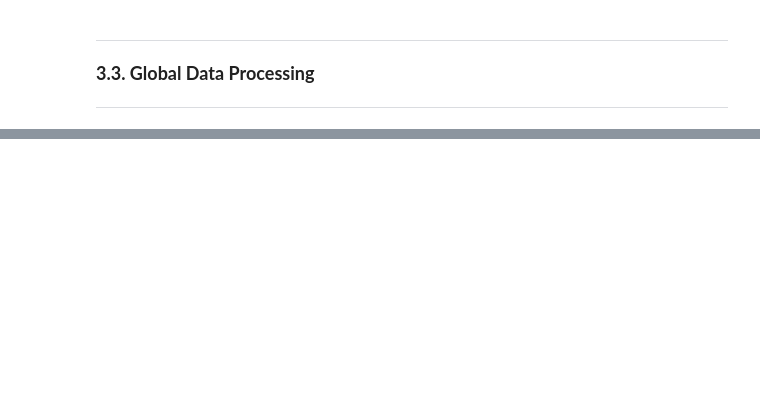
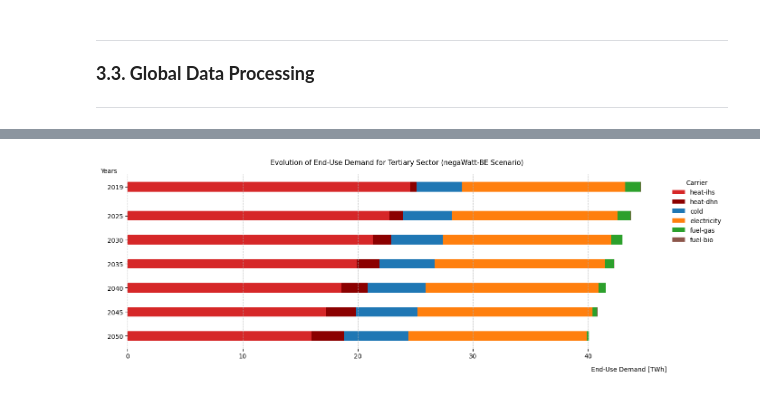
Before and after one commit to laterrea/negaWatt-BE, a Jupyter notebook: nW_BE_demand_model_buildings.ipynb, the cells around one changed output, grey strips where cells are left out. Drawn from its saved outputs; the diff is of its cells as text; code cells hidden in the pictures; blank space fills up the shorter version.

```diff
--- a/nW_BE_demand_model_buildings.ipynb
+++ b/nW_BE_demand_model_buildings.ipynb
@@ -1020,3 +1024,10 @@ tes_TS_tot
+# %%
+ref_TS_tes_dhn = (46.381+5.984)/(1862.949+299.836) # [%] 2019 reference share of district heating network in Belgium from JRC-IDEES
+trg_TS_tes_dhn = 0.15                              # [%] 2050 target    share of district heating network in Belgium from nW-BE
+share_heat_dhn = linear_growth(2019,  ref_TS_tes_dhn,
+                               2050,  trg_TS_tes_dhn,years) # [%]
+share_heat_ihs = linear_growth(2019,1-ref_TS_tes_dhn,
+                               2050,1-trg_TS_tes_dhn,years) # [%]
 # %% [markdown]
 
 ---
@@ -1155,0 +1203,85 @@ dtype: float64
+# %%
+# End-Use Demand: thermal and electical
+tes_TS_tot['heat_ihs']   = [(x+y)*z for x,y,z in zip(tes_TS_tot['space heating'], tes_TS_tot['sanitary hot water'], share_heat_ihs)]
+tes_TS_tot['heat_dhn']   = [(x+y)*z for x,y,z in zip(tes_TS_tot['space heating'], tes_TS_tot['sanitary hot water'], share_heat_dhn)]
+tes_TS_tot['cooking_ng'] = [ x*y    for x,y   in zip(tes_TS_tot['catering'],                                        share_ctrg_gas)]
+tes_TS_tot['cooking_bm'] = [ x*y    for x,y   in zip(tes_TS_tot['catering'],                                        share_ctrg_bio)]
+tes_TS_tot['cooking_el'] = [ x*y    for x,y   in zip(tes_TS_tot['catering'],                                        share_ctrg_ele)]
+df_tes_TS_tot = pd.DataFrame(tes_TS_tot, index=years) # [TWh]
+df_ees_TS_tot = pd.DataFrame(ees_TS_tot, index=years) # [TWh]
+# End-Use Demand: carrier distribution
+df_eud_TS_tot_car = {
+    'heat-ihs':    df_tes_TS_tot[["heat_ihs"]].T,
+    'heat-dhn':    df_tes_TS_tot[["heat_dhn"]].T,
+    'cold':        df_tes_TS_tot[["space cooling"]].T,
+    'electricity': pd.concat([df_tes_TS_tot[["cooking_el"]], df_ees_TS_tot], axis=1).T,
+    'fuel-gas':    df_tes_TS_tot[["cooking_ng"]].T,
+	'fuel-bio':    df_tes_TS_tot[["cooking_bm"]].T,
+    }
+rows = []
+for carrier, df in df_eud_TS_tot_car.items():
+    temp = df.copy()
+    temp['Carrier'] = carrier
+    temp['Activity'] = temp.index
+    temp = temp.reset_index(drop=True)
+    rows.append(temp)
+df_eud_TS_tot_car = pd.concat(rows, ignore_index=True)
+# Carriers distribution - aggregated per carrier
+df_eud_TS_tot_cln = df_eud_TS_tot_car.groupby('Carrier')[years].sum()
+df_eud_TS_tot_cln = df_eud_TS_tot_cln.reset_index()
+# Carriers distribution - normalisations
+divider_series = df_SUF["population [person]"]
+divider_series.index = divider_series.index.astype(float)
+df_eud_TS_hsd_car = (df_eud_TS_tot_car[years].div(divider_series, axis=1))*1e+9
+df_eud_TS_hsd_car[['Carrier', 'Activity']] = df_eud_TS_tot_car[['Carrier', 'Activity']]
+if post_process:
+    # === Table with values ===
+    df_abs = df_eud_TS_tot_car.set_index(['Carrier', 'Activity'])[years]
+    df_rel = df_eud_TS_hsd_car.set_index(['Carrier', 'Activity'])[years]
+    df_abs['Unit'] = 'TWh'
+    df_rel['Unit'] = 'kWh/person'
+    df_combined = pd.concat([df_abs, df_rel]).set_index('Unit', append=True)
+    df_combined = df_combined.sort_index(level=['Carrier', 'Activity'], sort_remaining=False)
+    df_final = df_combined.reset_index()
+    df_final['Carrier'] = df_final['Carrier'].mask(df_final['Carrier'].duplicated(), '')
+    df_final['Activity'] = df_final['Activity'].mask(df_final['Activity'].duplicated(), '')
+    styled = (
+        df_final.style
+        .hide(axis='index')
+        .apply(highlight_mode_separator, axis=1)
+        .set_properties(subset=['Unit'], **{'font-size': '85%', 'color': 'gray'})
+        .set_properties(subset=['Activity'], **{'font-style':'italic'})
+        .format({year: "{:.3f}" for year in years})
+        .set_table_attributes('style="width:100%;table-layout:fixed;"')
+        .apply(lambda row: [bold_mode(cell, row['Carrier'], col) for col, cell in zip(df_final.columns, row)], axis=1)
+    )
+    display(styled)
+    # === Breakdown bar chart ===
+    dfrs = df_eud_TS_tot_cln.set_index('Carrier').reindex(['heat-ihs', 'heat-dhn', 'cold', 'electricity', 'fuel-gas', 'fuel-bio']).transpose()
+    fig1, ax = plt.subplots(figsize=(14, 5))
+    bottom = np.zeros(len(dfrs))
+    colors = ['tab:red','darkred','tab:blue','tab:orange','tab:green','tab:brown']
+    # Thicker bars → control via height argument
+    bar_height = 2.0  # default is ~0.8; increase to 0.9–1.0 for thicker bars
+    for i, carrier in enumerate(dfrs.columns):
+        ax.barh(dfrs.index, dfrs[carrier],
+                left=bottom, label=carrier,
+                color=colors[i % len(colors)],
+                height=bar_height)
+        bottom += dfrs[carrier]
+    ax.set_xlabel("End-Use Demand [TWh]", fontsize=10, ha='right', va='top')
+    ax.xaxis.set_label_coords(1, -0.1)
+    ax.set_ylabel("Years", fontsize=10, rotation=0, ha='left', va='bottom')
+    ax.yaxis.set_label_coords(-0.05, 1)
+    ax.set_yticks(years)
+    ax.yaxis.set_inverted(True) # inverted axis with autoscaling
+    ax.set_title("Evolution of End-Use Demand for Tertiary Sector (negaWatt-BE Scenario)", fontsize=11, pad=15)
+    ax.legend(bbox_to_anchor=(1, 1), loc='upper left', title="Carrier", frameon=False)
+    ax.grid(axis='x', linestyle='--', alpha=0.6)
+    ax.spines['top'].set_visible(False)
+    ax.spines['right'].set_visible(False)
+    ax.spines['bottom'].set_visible(False)
+    ax.spines['left'].set_visible(False)
+    fig1.tight_layout()
+    plt.show()
+# %% [output]
@@ -1156,3 +1305,4 @@ dtype: float64
+[figure, added]
 # %% [markdown]
 
 ---
```
Also changed, not shown: parts of 41 cells of this notebook, 6 other files.
